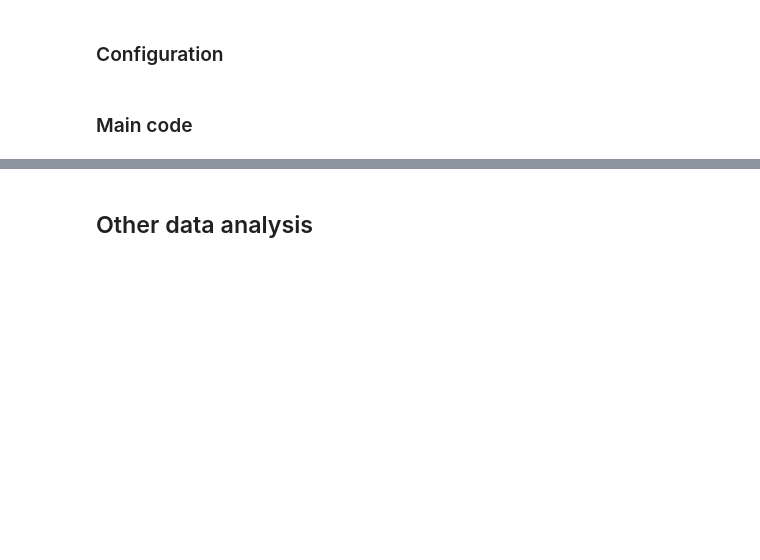
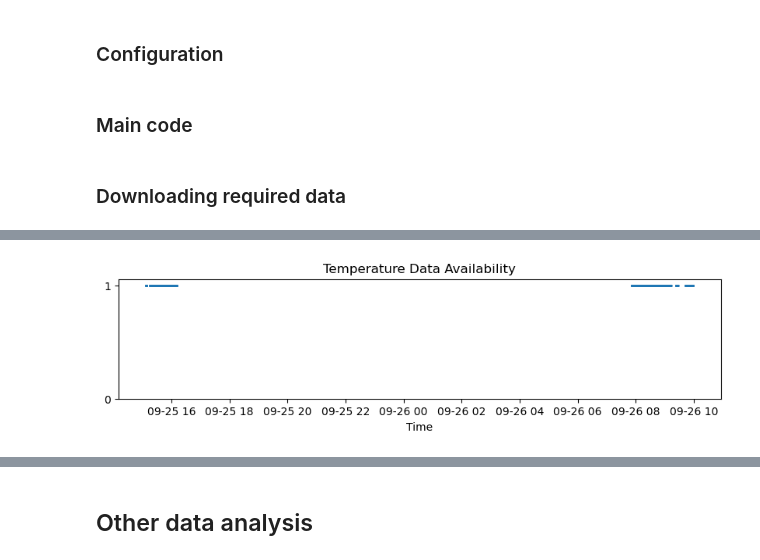
Before and after one commit to epfl-mobots/ABCThermalPlots, a Jupyter notebook: sandbox.ipynb, the cells around one changed output, grey strips where cells are left out. Cells and saved outputs as stored; diff of their text form; code cells hidden in the pictures; blank space fills up the shorter version.

Commit message:
Added thermal video generation and data downloading

```diff
--- a/sandbox.ipynb
+++ b/sandbox.ipynb
@@ -13,16 +13,44 @@ import cv2
 ### Configuration
 # %%
 dt_24 = {
-    'square': '2025-09-25T15:26:20Z',
-    #'square': '2025-09-25T15:16:20Z', # earlier run
-    'gauss': '2025-09-25T15:37:30Z',
+    'square': '2025-09-25T15:16:20Z',
+    'gauss': '2025-09-25T15:37:20Z',
     'slope': '2025-09-25T15:56:00Z'
 }
 
 dt_13 = {
-    'square': '2025-09-26T08:27:30Z',
+    'square': '2025-09-26T08:27:20Z',
     'gauss': '2025-09-26T08:46:00Z',
-    'slope': '2025-09-26T09:46:30Z'
+    'slope': '2025-09-26T09:46:20Z'
 }
 # %% [markdown]
 ### Main code
+# %% [markdown]
+### Downloading required data
+# %%
+# Convert ts to pd.Timestamps
+for k in dt_24:
+    dt_24[k] = pd.Timestamp(dt_24[k])
+for k in dt_13:
+    dt_13[k] = pd.Timestamp(dt_13[k])
+
+# Find the range of timestamps to download
+all_timestamps = list(dt_24.values()) + list(dt_13.values())
+t_start = min(all_timestamps) - pd.Timedelta('10min')
+t_end = max(all_timestamps) + pd.Timedelta('30min')
+
+# Download data from InfluxDB
+filters = {'hive_num': 0}
+tmp_df = download_tmp_DB('meb_dev', t_start, t_end, 20,filters)
+print(f"Downloaded tmp data from Influx DB from {t_start} to {t_end} with {len(tmp_df)} entries.")
+print(tmp_df.head())
+print(tmp_df.shape)
+
+# Make a plot with dots where we have data
+fig, ax = plt.subplots(1, 1, figsize=(10, 2))
+ax.scatter(tmp_df.index, [1] * len(tmp_df), s=1)
+ax.set_xlabel('Time')
+ax.set_title('Temperature Data Availability')
+ax.set_yticks([0, 1])
+plt.show()
+# %% [output]
@@ -29 +66,2 @@ dt_13 = {
+[figure, added]
 # %%
```
Also changed, not shown: parts of 4 cells of this notebook, 4 other files.
